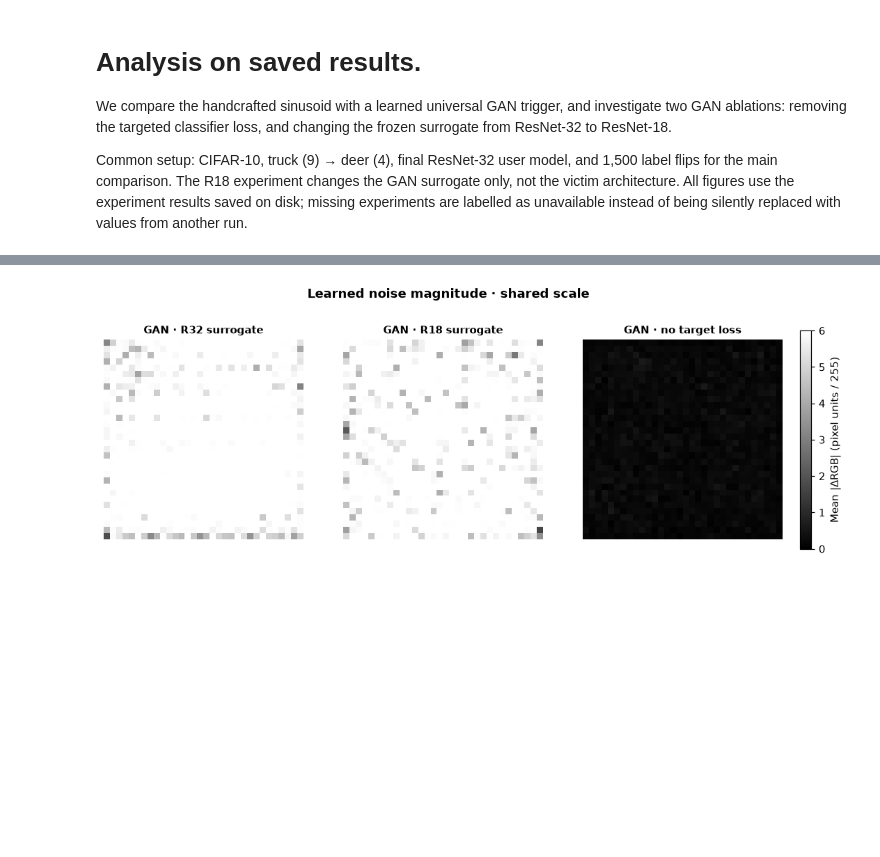
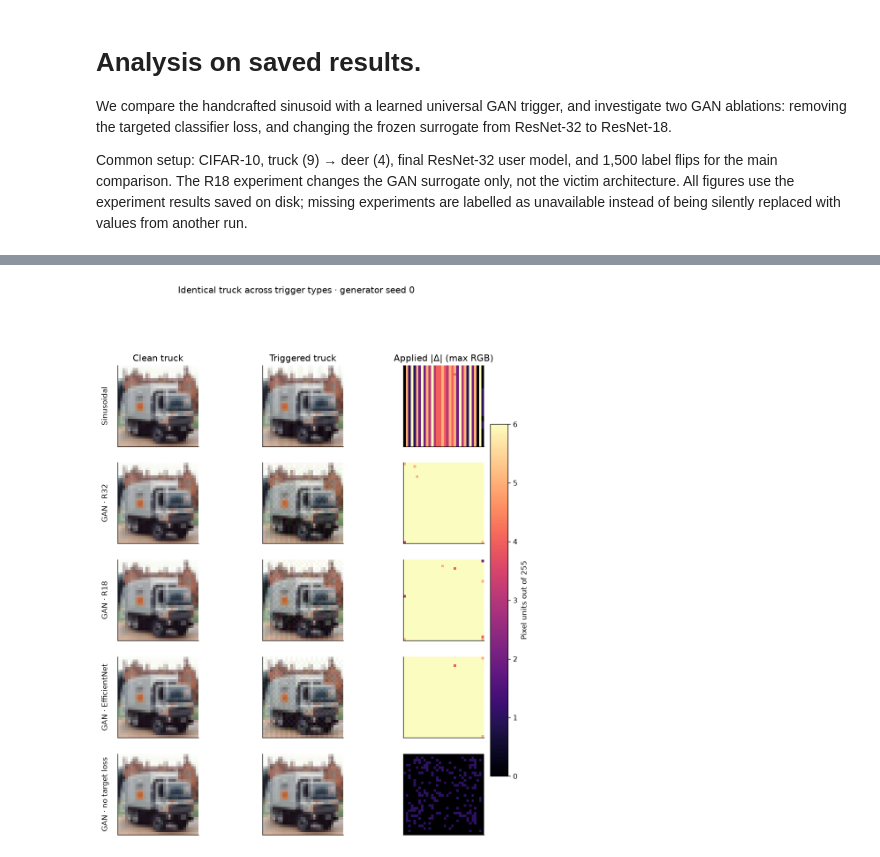
Before and after one commit to nadinehc/FLIP, a Jupyter notebook: compare_triggers.ipynb, the cells around one changed output, grey strips where cells are left out. Cells and saved outputs as stored; diff of their text form; code cells hidden in the pictures; blank space fills up the shorter version.

```diff
--- a/compare_triggers.ipynb
+++ b/compare_triggers.ipynb
@@ -83,0 +48,14 @@ Repository: /users/eleves-b/2026/beatrice.camera/projects/FLIP
+# %%
+records = []
+for v, s, b in itertools.product(MAIN, SEEDS, BUDGETS):
+    name = run_name(v, s, b)
+    result = load_metrics(EXP / name)
+    records.append({'variant': v, 'method': LABEL[v], 'seed': s, 'budget': b, 'run': name,
+                    'complete': result is not None,
+                    'CTA': np.nan if result is None else result['CTA'],
+                    'PTA': np.nan if result is None else result['PTA']})
+RUNS = pd.DataFrame(records)
+print(f"Completed {int(RUNS.complete.sum())} / {len(RUNS)} main victim runs")
+display(RUNS.groupby(['method', 'budget'], sort=False)['complete'].agg(['sum', 'count']).rename(columns={'sum': 'completed', 'count': 'expected'}))
+if (~RUNS.complete).any(): display(RUNS.loc[~RUNS.complete, ['run', 'budget', 'seed']].rename(columns={'run': 'Missing experiment'}))
+RUNS.to_csv(OUT / 'inventory_and_metrics.csv', index=False)
@@ -212,31 +197,41 @@ else:
 # %%
-DELTA_FILES = {
-    MAIN_GAN: ROOT / 'noise_generator/universal_delta.npy',
-    'GAN · R18 surrogate': ROOT / 'noise_generator/universal_delta_r18.npy',
-    'GAN · no target loss': ROOT / 'noise_generator/universal_delta_notarget.npy',
-}
-arrays = {}; rows = []
-for name, path in DELTA_FILES.items():
-    if not path.is_file():
-        print(f'Missing: {path.relative_to(ROOT)}'); continue
-    a = np.load(path).astype(float)
-    if a.shape == (3, 32, 32): a = np.transpose(a, (1,2,0))
-    if a.shape != (32,32,3):
-        print(f'Unexpected noise shape for {name}: {a.shape}'); continue
-    arrays[name] = a
-    rows.append({'Method': name, 'L∞ (/255)': np.abs(a).max(),
-                 'RMS (/255)': np.sqrt((a*a).mean()),
-                 'Mean |noise| (/255)': np.abs(a).mean()})
-if arrays:
-    fig, axes = plt.subplots(1, len(arrays), figsize=(4*len(arrays), 3.7), squeeze=False)
-    vmax = max(6., max(np.abs(a).max() for a in arrays.values()))
-    for ax, (name,a) in zip(axes[0], arrays.items()):
-        im = ax.imshow(np.abs(a).mean(axis=2), cmap='gray', vmin=0, vmax=vmax)
-        ax.set_title(name, fontsize=10, fontweight='bold'); ax.axis('off')
-    fig.colorbar(im, ax=axes[0].tolist(), fraction=.022, pad=.025,
-                 label='Mean |ΔRGB| (pixel units / 255)')
-    fig.suptitle('Learned noise magnitude · shared scale', y=1.03, fontweight='bold')
-    plt.show()
-    display(pd.DataFrame(rows).round(3))
+from torchvision.datasets import CIFAR10
+from modules.base_utils.datasets import pick_poisoner
+from PIL import Image
+
+def trigger_flag(v,s):
+    if v=='sin': return '1xs'
+    suffix={'r32':'', 'r18':'r18', 'effnet':'effnet', 'notarget':'notarget'}[v]
+    pieces=[suffix] if suffix else []
+    if s: pieces.append(f's{s}')
+    return '1xg' + ('_'+'_'.join(pieces) if pieces else '')
+
+DATA_ROOT=ROOT/'data/data_cifar10'
+try:
+    testset=CIFAR10(str(DATA_ROOT), train=False, download=False)
+    idx=next(i for i,y in enumerate(testset.targets) if y==SRC)
+    original,y=testset[idx]; raw=np.asarray(original,dtype=np.float32)
+    images=[]
+    for v in ALL:
+        try:
+            poisoner=pick_poisoner(trigger_flag(v,0),'cifar',TGT).poisoner
+            poisoned=np.asarray(poisoner(original), dtype=np.float32)
+            if poisoned.shape != raw.shape: raise ValueError('Unexpected image shape')
+            images.append((v,poisoned,np.abs(poisoned-raw)))
+        except Exception as ex: print(f'{v}: trigger unavailable ({type(ex).__name__}: {ex})')
+    if images:
+        fig,axs=plt.subplots(len(images),3,figsize=(10,2.3*len(images)),squeeze=False)
+        for i,(v,poisoned,diff) in enumerate(images):
+            axs[i,0].imshow(raw.astype('uint8'))
+            axs[i,1].imshow(poisoned.astype('uint8'))
+            im=axs[i,2].imshow(diff.max(axis=2),cmap='magma',vmin=0,vmax=6)
+            axs[i,0].set_ylabel(LABEL[v],rotation=90,labelpad=12)
+            for a in axs[i]: a.set_xticks([]); a.set_yticks([])
+        for ax,t in zip(axs[0],['Clean truck','Triggered truck','Applied |Δ| (max RGB)']): ax.set_title(t)
+        fig.colorbar(im,ax=axs[:,2].tolist(),label='Pixel units out of 255',shrink=.75)
+        fig.suptitle('Identical truck across trigger types · generator seed 0',y=1.01)
+        savefig(fig,'05_trigger_visuals'); plt.show()
+except FileNotFoundError as ex:
+    print('CIFAR-10 data missing:', ex)
 # %% [output]
-[figure, old version]
+[figure, new version]
```
Also changed, not shown: parts of 23 cells of this notebook, 1 other file.
